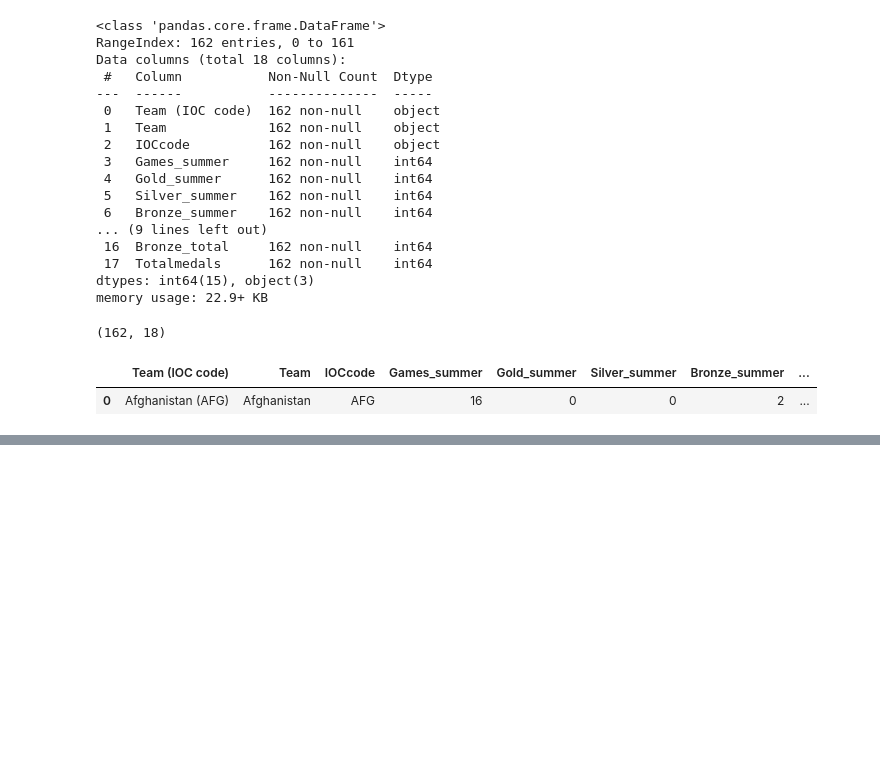
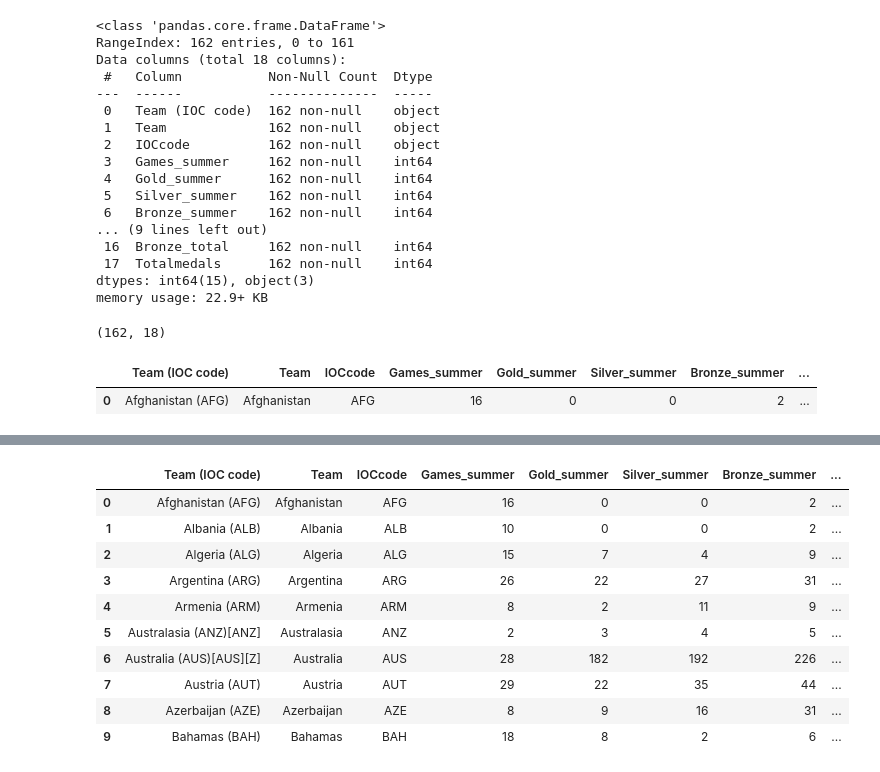
Before and after one commit to e-harrell/olympic, a Jupyter notebook: notebook.ipynb, the cells around one changed output, grey strips where cells are left out. Cells and saved outputs as stored; diff of their text form; code cells hidden in the pictures; blank space fills up the shorter version.

```diff
--- a/notebook.ipynb
+++ b/notebook.ipynb
@@ -408,3 +406,11 @@ memory usage: 22.9+ KB
 (162, 18)
 |  | Team (IOC code) | Team | IOCcode | Games_summer | Gold_summer | Silver_summer | Bronze_summer | ... |
 | 0 | Afghanistan (AFG) | Afghanistan | AFG | 16 | 0 | 0 | 2 | ... |
+# %%
+#create column with iso alpha 3 codes for countries (Teams) to prep for mapping
+df1['iso_alpha3'] = coco.convert(names = df1['Team'], to = 'ISO3', not_found = 'Missing')
+df1['iso_alpha3'].head()
+#check to see how many Temas have no ISO alpha 3 code
+df1['no_iso'] = df1['iso_alpha3'] == 'Missing'
+df1['no_iso'].value_counts()
+#cases with 'not found' on iso_alpha3 gets recoded
@@ -410,0 +444,14 @@ memory usage: 22.9+ KB
+# %%
+df1.head(10)
+# %% [output]
+|  | Team (IOC code) | Team | IOCcode | Games_summer | Gold_summer | Silver_summer | Bronze_summer | ... |
+| 0 | Afghanistan (AFG) | Afghanistan | AFG | 16 | 0 | 0 | 2 | ... |
+| 1 | Albania (ALB) | Albania | ALB | 10 | 0 | 0 | 2 | ... |
+| 2 | Algeria (ALG) | Algeria | ALG | 15 | 7 | 4 | 9 | ... |
+| 3 | Argentina (ARG) | Argentina | ARG | 26 | 22 | 27 | 31 | ... |
+| 4 | Armenia (ARM) | Armenia | ARM | 8 | 2 | 11 | 9 | ... |
+| 5 | Australasia (ANZ)[ANZ] | Australasia | ANZ | 2 | 3 | 4 | 5 | ... |
+| 6 | Australia (AUS)[AUS][Z] | Australia | AUS | 28 | 182 | 192 | 226 | ... |
+| 7 | Austria (AUT) | Austria | AUT | 29 | 22 | 35 | 44 | ... |
+| 8 | Azerbaijan (AZE) | Azerbaijan | AZE | 8 | 9 | 16 | 31 | ... |
+| 9 | Bahamas (BAH) | Bahamas | BAH | 18 | 8 | 2 | 6 | ... |
```
Also changed, not shown: parts of 10 cells of this notebook.
